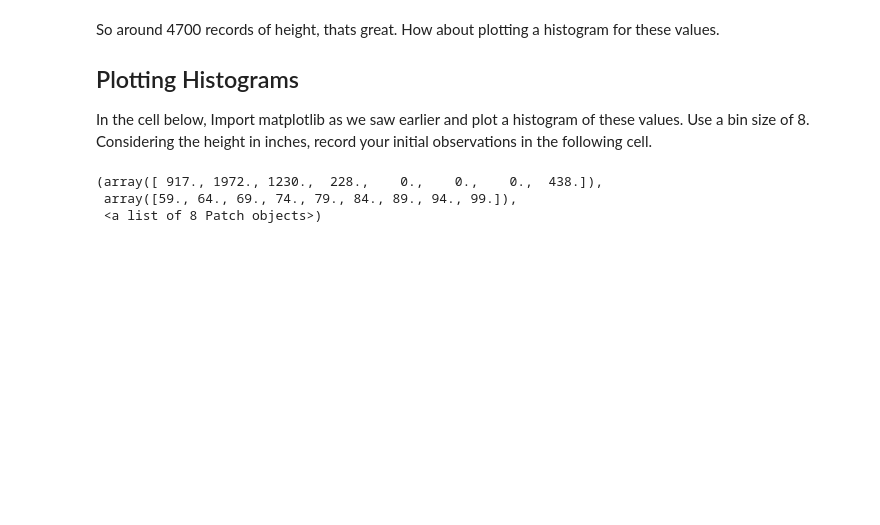
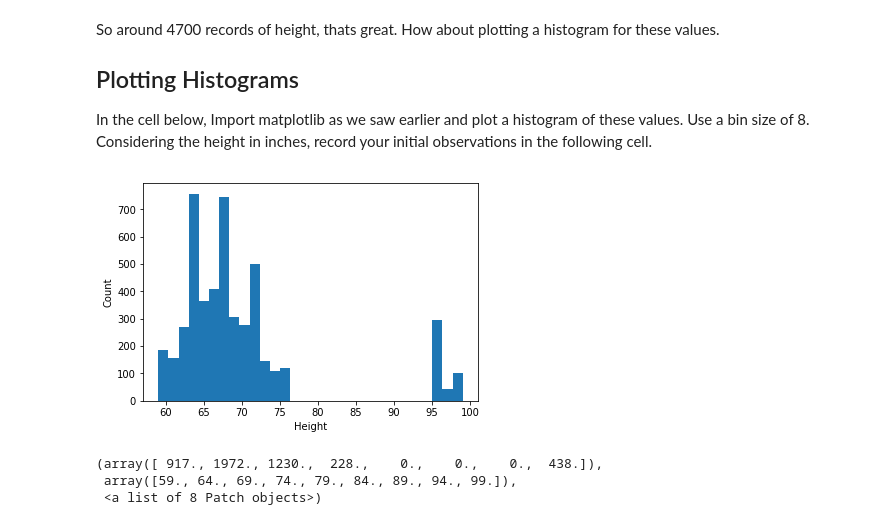
Before and after one commit to kylegwlawrence/dsc-1-02-17-implementing-statistics-with-functions-lab-online-ds-sp-000, a Jupyter notebook: index.ipynb, the cells around one changed output. Cells and saved outputs as stored; diff of their text form; code cells hidden in the pictures; blank space fills up the shorter version.

```diff
--- a/index.ipynb
+++ b/index.ipynb
@@ -41,12 +41,14 @@ In the cell below, Import matplotlib as we saw earlier and plot a histogram of t
 # %%
 # Import matplotlib and plot histogram for height data
 %matplotlib inline
 import matplotlib.pyplot as plt
 
-plt.hist(x = height)
+plt.hist(x = height, bins = 30)
 plt.xlabel('Height')
 plt.ylabel('Count')
 plt.show()
+# %% [output]
+[figure, added]
 # %%
 # Expected output below
 # %% [output]
```
